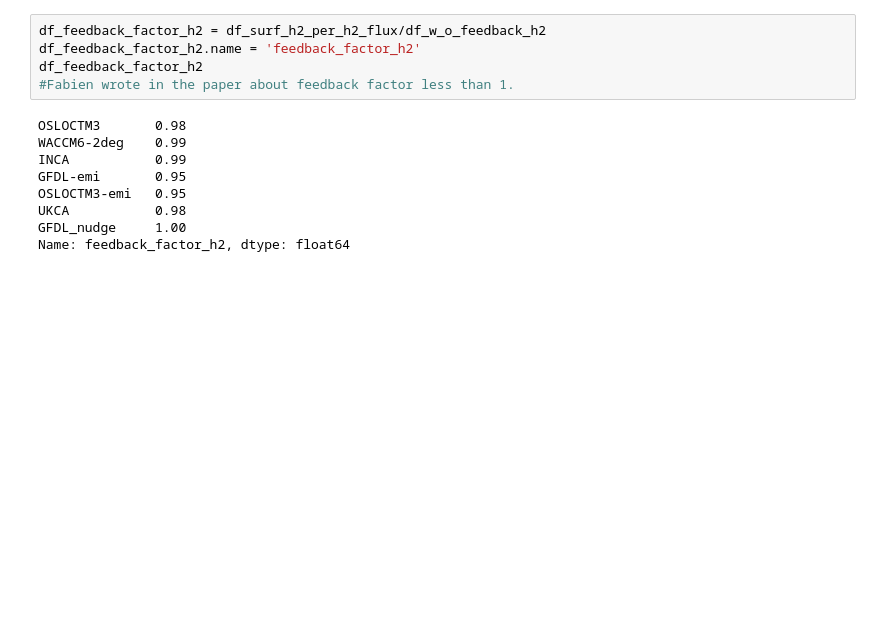
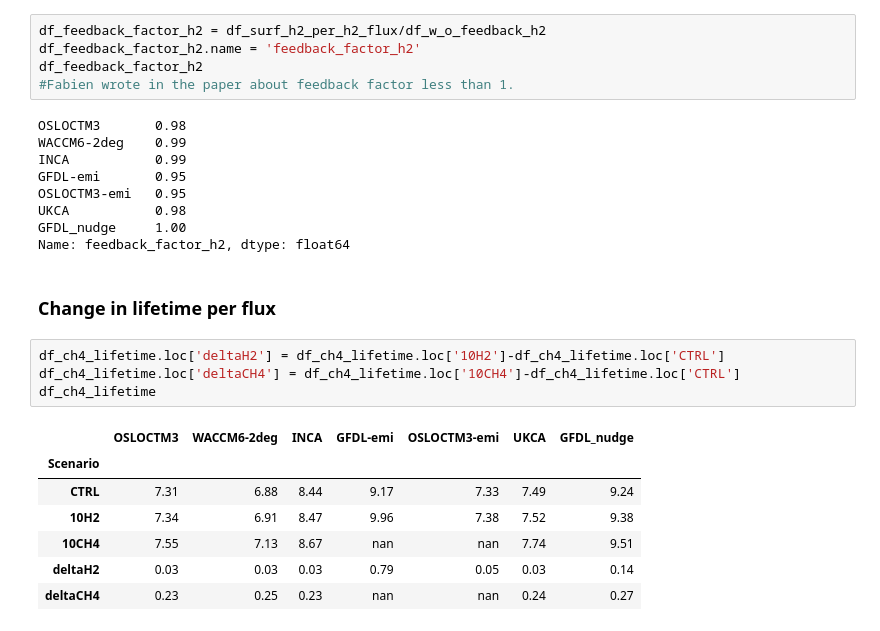
Before and after one commit to ciceroOslo/Hydrogen_GWP, a Jupyter notebook: GWP_notebook.ipynb, the cells around one changed output. Drawn from its saved outputs; the diff is of its cells as text; blank space fills up the shorter version.

Commit message:
added ch4 lifetime changes per h2 flux

```diff
--- a/GWP_notebook.ipynb
+++ b/GWP_notebook.ipynb
@@ -1062,3 +1062,17 @@ OSLOCTM3-emi   0.95
 UKCA           0.98
 GFDL_nudge     1.00
 Name: feedback_factor_h2, dtype: float64
+# %% [markdown]
+### Change in lifetime per flux
+# %%
+df_ch4_lifetime.loc['deltaH2'] = df_ch4_lifetime.loc['10H2']-df_ch4_lifetime.loc['CTRL']
+df_ch4_lifetime.loc['deltaCH4'] = df_ch4_lifetime.loc['10CH4']-df_ch4_lifetime.loc['CTRL']
+df_ch4_lifetime
+# %% [output]
+|  | OSLOCTM3 | WACCM6-2deg | INCA | GFDL-emi | OSLOCTM3-emi | UKCA | GFDL_nudge |
+| Scenario |  |  |  |  |  |  |  |
+| CTRL | 7.31 | 6.88 | 8.44 | 9.17 | 7.33 | 7.49 | 9.24 |
+| 10H2 | 7.34 | 6.91 | 8.47 | 9.96 | 7.38 | 7.52 | 9.38 |
+| 10CH4 | 7.55 | 7.13 | 8.67 | nan | nan | 7.74 | 9.51 |
+| deltaH2 | 0.03 | 0.03 | 0.03 | 0.79 | 0.05 | 0.03 | 0.14 |
+| deltaCH4 | 0.23 | 0.25 | 0.23 | nan | nan | 0.24 | 0.27 |
```
Also changed, not shown: parts of 2 cells of this notebook, 1 other file.
